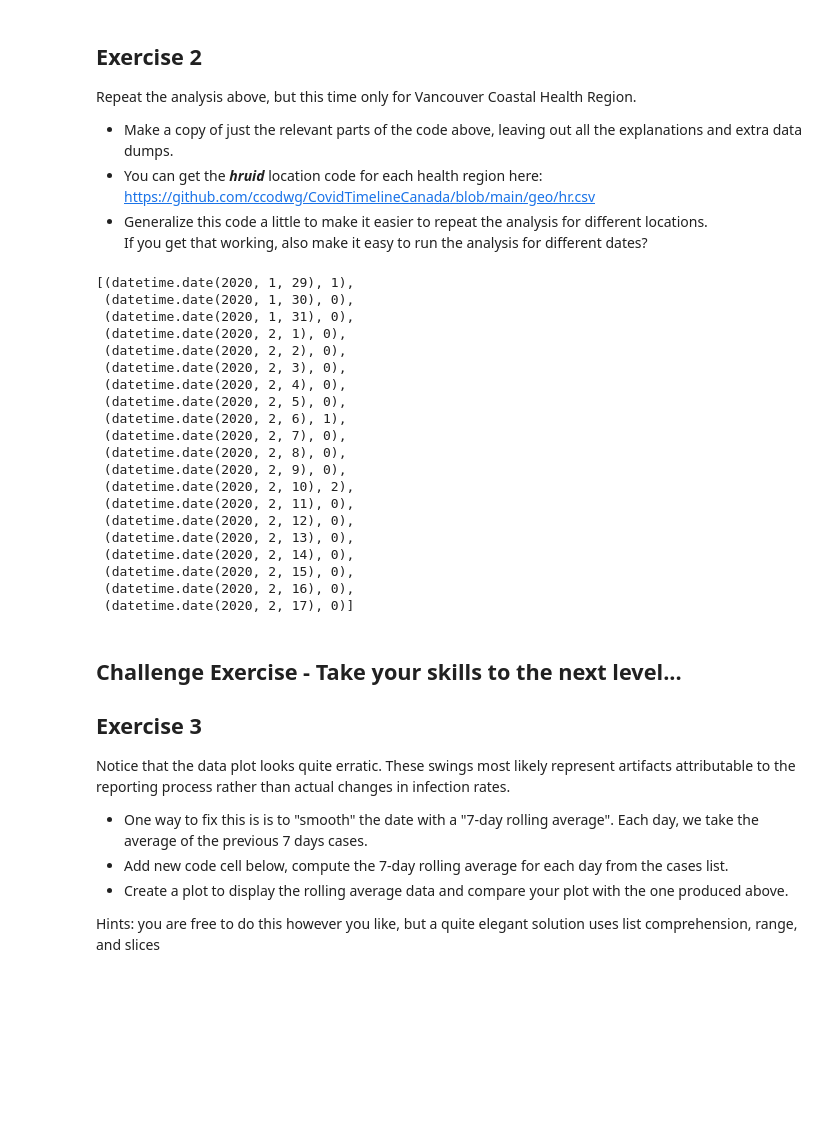
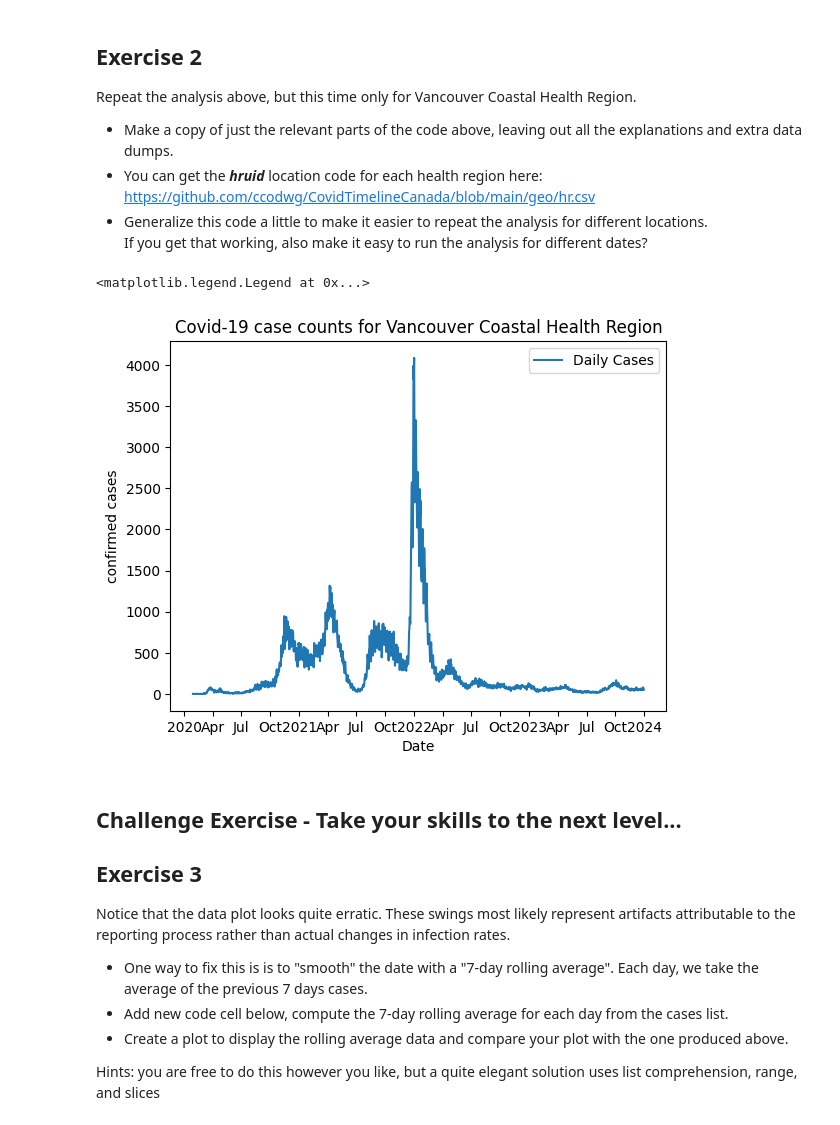
Before and after one commit to iam-arshpreet/cap-comp215, a Jupyter notebook: lab1.ipynb, the cells around one changed output. Drawn from its saved outputs; the diff is of its cells as text; code cells hidden in the pictures; blank space fills up the shorter version.

```diff
--- a/lab1.ipynb
+++ b/lab1.ipynb
@@ -157,43 +164,45 @@ Repeat the analysis above, but this time only for Vancouver Coastal Health Regio
   If you get that working, also make it easy to run the analysis for different dates?
 # %%
 # Ex. 2 your code here
+
 import datetime, json, requests
+import matplotlib.pyplot as plt
+import  matplotlib.dates as mdates
 
 query = 'https://api.opencovid.ca/timeseries?stat=cases&loc=BC&hruid=1307'
 response = requests.request("GET", query, headers={}, data={})
 response.text[:1000]
 
 resulting = json.loads(response.text)
 
 cases_2 = resulting['data']['cases']
 case_dates_2 = [m['date'] for m in cases_2]
 n_cases_2 = [n['value_daily'] for n in cases_2]
 
 datetime_objects_2 = [datetime.datetime.strptime(o, '%Y-%m-%d') for o in case_dates_2]
 
 dates_2 = [dt.date() for dt in datetime_objects_2]
 list(zip(dates_2[:20], n_cases_2))
+
+def format_date_axis(ax):
+  """ format the dates shown on the x-axis of given axes, ax  """
+  locator= mdates.AutoDateLocator(minticks=10, maxticks=20)
+  formatter = mdates.ConciseDateFormatter(locator)
+  ax.xaxis.set_major_locator(locator)
+  ax.xaxis.set_major_formatter(formatter)
+
+fig, ax = plt.subplots()
+format_date_axis(ax)
+ax.plot(dates_2, n_cases_2, label='Daily Cases')
+ax.set(
+  title="Covid-19 case counts for Vancouver Coastal Health Region",
+  xlabel='Date',
+  ylabel='confirmed cases'
+)
+ax.legend()
 # %% [output]
-[(datetime.date(2020, 1, 29), 1),
- (datetime.date(2020, 1, 30), 0),
- (datetime.date(2020, 1, 31), 0),
- (datetime.date(2020, 2, 1), 0),
- (datetime.date(2020, 2, 2), 0),
- (datetime.date(2020, 2, 3), 0),
- (datetime.date(2020, 2, 4), 0),
- (datetime.date(2020, 2, 5), 0),
- (datetime.date(2020, 2, 6), 1),
- (datetime.date(2020, 2, 7), 0),
- (datetime.date(2020, 2, 8), 0),
- (datetime.date(2020, 2, 9), 0),
- (datetime.date(2020, 2, 10), 2),
- (datetime.date(2020, 2, 11), 0),
- (datetime.date(2020, 2, 12), 0),
- (datetime.date(2020, 2, 13), 0),
- (datetime.date(2020, 2, 14), 0),
- (datetime.date(2020, 2, 15), 0),
- (datetime.date(2020, 2, 16), 0),
- (datetime.date(2020, 2, 17), 0)]
+<matplotlib.legend.Legend at 0x...>
+[figure, added]
 # %% [markdown]
 ## Challenge Exercise - Take your skills to the next level...
 
```
Also changed, not shown: parts of 1 cell of this notebook.
